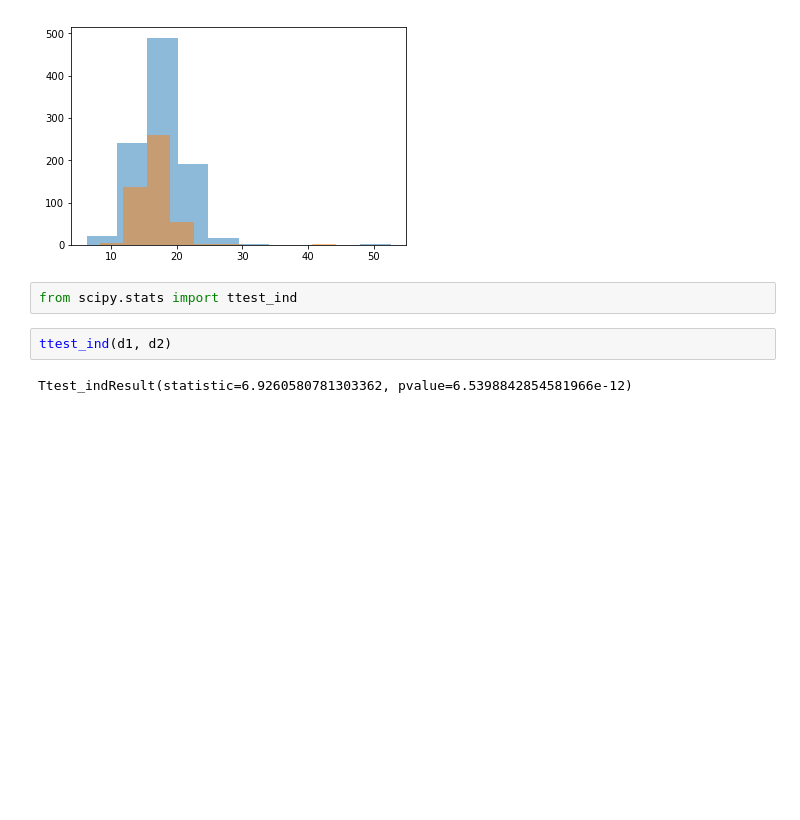
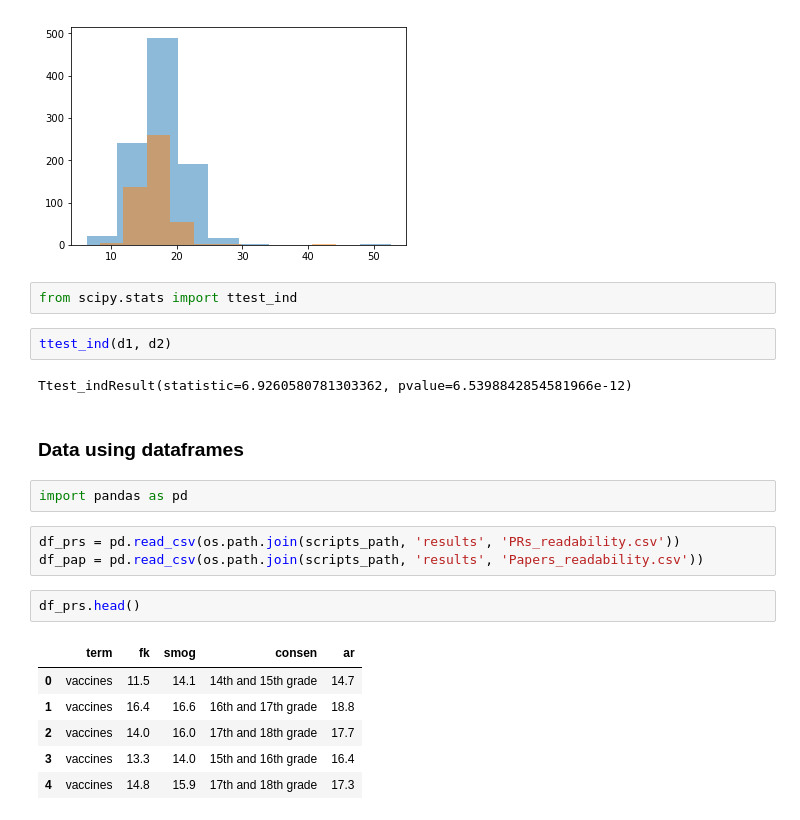
Before and after one commit to wdfox/ConfidenceScanner, a Jupyter notebook: notebooks/Readability.ipynb, the cells around one changed output. Cells and saved outputs as stored; diff of their text form; blank space fills up the shorter version.

```diff
--- a/notebooks/Readability.ipynb
+++ b/notebooks/Readability.ipynb
@@ -175,3 +175,19 @@ from scipy.stats import ttest_ind
 ttest_ind(d1, d2)
 # %% [output]
 Ttest_indResult(statistic=6.9260580781303362, pvalue=6.5398842854581966e-12)
+# %% [markdown]
+### Data using dataframes
+# %%
+import pandas as pd
+# %%
+df_prs = pd.read_csv(os.path.join(scripts_path, 'results', 'PRs_readability.csv'))
+df_pap = pd.read_csv(os.path.join(scripts_path, 'results', 'Papers_readability.csv'))
+# %%
+df_prs.head()
+# %% [output]
+|  | term | fk | smog | consen | ar |
+| 0 | vaccines | 11.5 | 14.1 | 14th and 15th grade | 14.7 |
+| 1 | vaccines | 16.4 | 16.6 | 16th and 17th grade | 18.8 |
+| 2 | vaccines | 14.0 | 16.0 | 17th and 18th grade | 17.7 |
+| 3 | vaccines | 13.3 | 14.0 | 15th and 16th grade | 16.4 |
+| 4 | vaccines | 14.8 | 15.9 | 17th and 18th grade | 17.3 |
```
Also changed, not shown: parts of 6 cells of this notebook.
